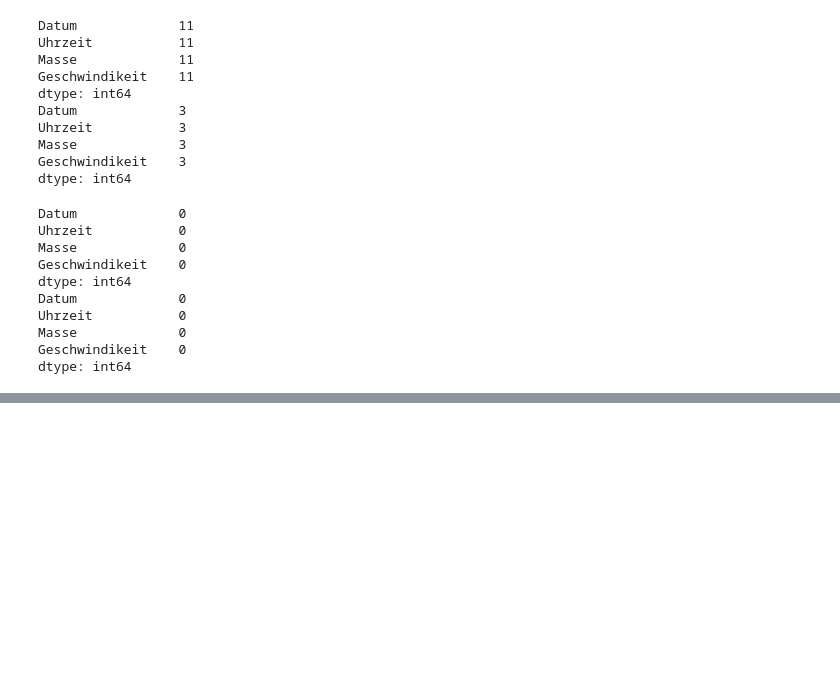
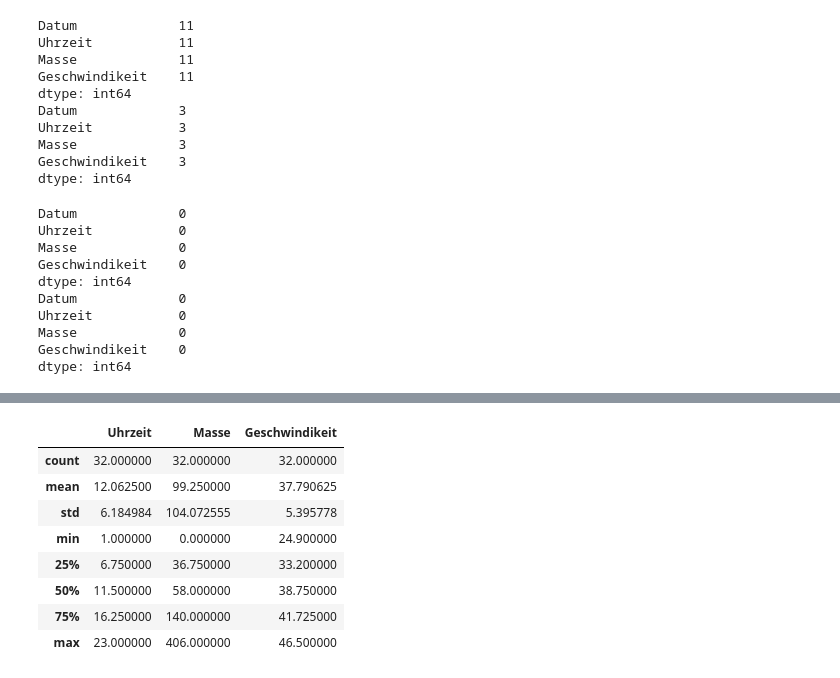
Before and after one commit to staldenhoefler/Steinschlag, a Jupyter notebook: eda/dsa_eda.ipynb, the cells around one changed output, grey strips where cells are left out. Cells and saved outputs as stored; diff of their text form; code cells hidden in the pictures; blank space fills up the shorter version.

```diff
--- a/eda/dsa_eda.ipynb
+++ b/eda/dsa_eda.ipynb
@@ -111,0 +142,12 @@ dtype: int64
+# %%
+abloeseZone2.describe()
+# %% [output]
+|  | Uhrzeit | Masse | Geschwindikeit |
+| count | 32.000000 | 32.000000 | 32.000000 |
+| mean | 12.062500 | 99.250000 | 37.790625 |
+| std | 6.184984 | 104.072555 | 5.395778 |
+| min | 1.000000 | 0.000000 | 24.900000 |
+| 25% | 6.750000 | 36.750000 | 33.200000 |
+| 50% | 11.500000 | 58.000000 | 38.750000 |
+| 75% | 16.250000 | 140.000000 | 41.725000 |
+| max | 23.000000 | 406.000000 | 46.500000 |
```
Also changed, not shown: parts of 9 cells of this notebook, 1 other file.
